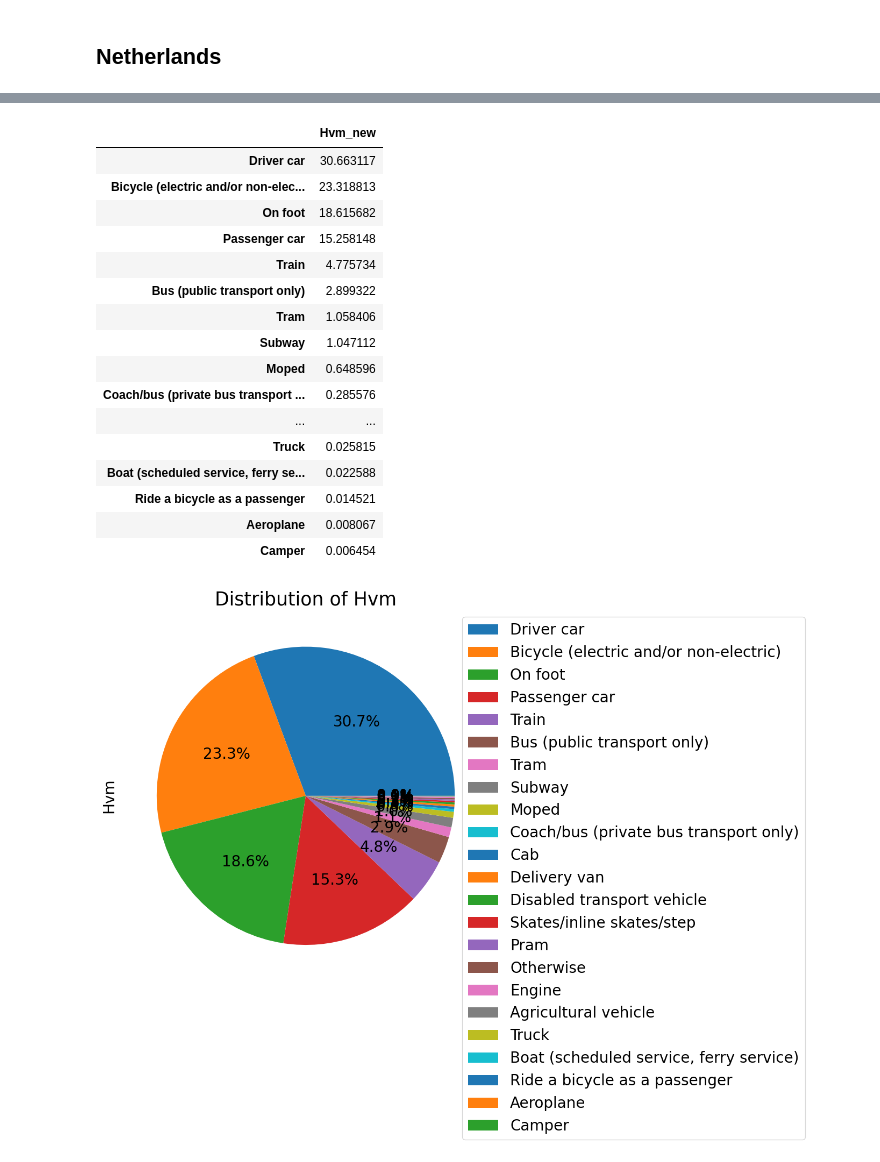
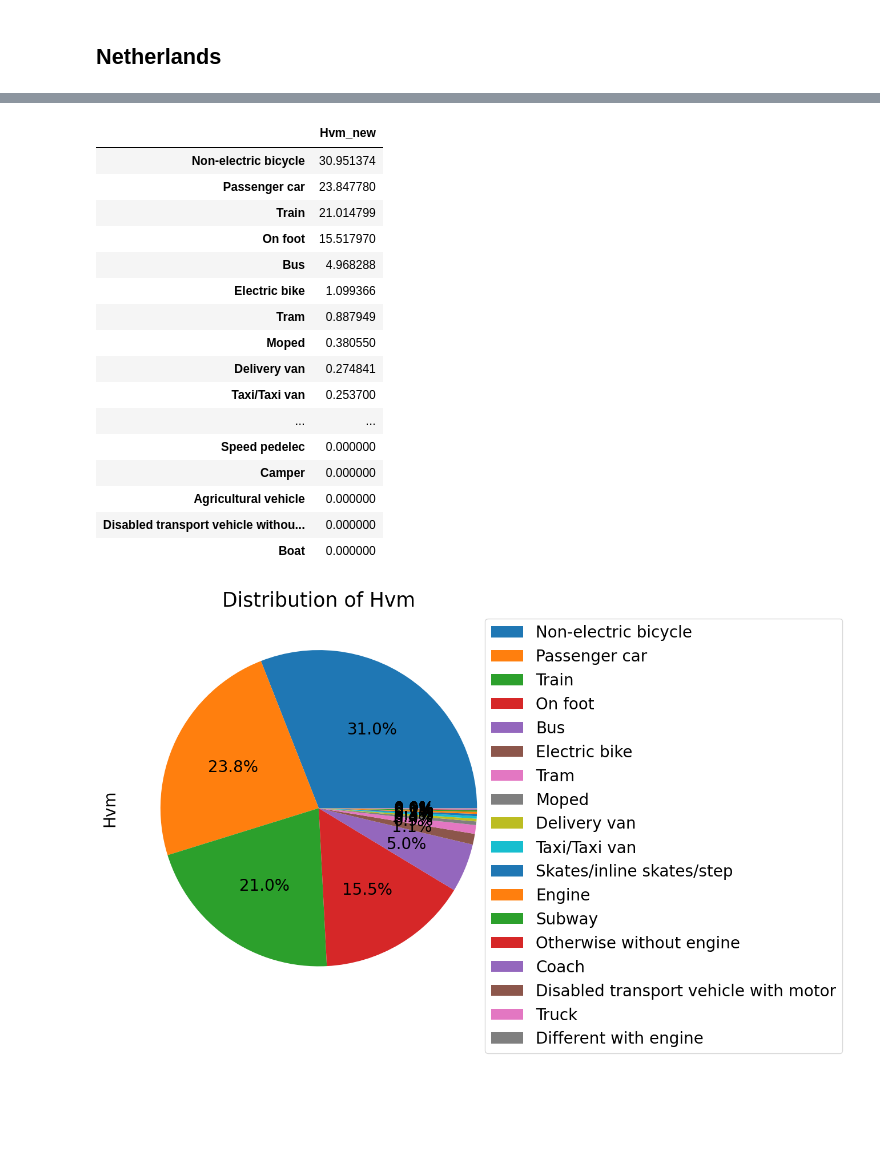
Before and after one commit to anayflima/bikesp-analysis, a Jupyter notebook: data_analysis/TravelSurvey/analysis_tool.ipynb, the cells around one changed output, grey strips where cells are left out. Saved outputs shown, nothing was run; the diff lists cells and outputs as text; code cells hidden in the pictures; blank space fills up the shorter version.

```diff
--- a/data_analysis/TravelSurvey/analysis_tool.ipynb
+++ b/data_analysis/TravelSurvey/analysis_tool.ipynb
@@ -250,27 +284,27 @@ array([nan,  6., 15.,  5., 22., 10.,  1., 21., 11., 13.,  7., 23., 17.,
 # %%
-df = tsa.calculate_distribution_city(data, city, city_code, column, index_map, selected_expansion_factor, year)
+df = tsa.calculate_distribution(data, column, expansion_factor, index_map)
 df
 # %% [output]
 |  | Hvm_new |
-| Driver car | 30.663117 |
-| Bicycle (electric and/or non-elec... | 23.318813 |
-| On foot | 18.615682 |
-| Passenger car | 15.258148 |
-| Train | 4.775734 |
-| Bus (public transport only) | 2.899322 |
-| Tram | 1.058406 |
-| Subway | 1.047112 |
-| Moped | 0.648596 |
-| Coach/bus (private bus transport ... | 0.285576 |
+| Non-electric bicycle | 30.951374 |
+| Passenger car | 23.847780 |
+| Train | 21.014799 |
+| On foot | 15.517970 |
+| Bus | 4.968288 |
+| Electric bike | 1.099366 |
+| Tram | 0.887949 |
+| Moped | 0.380550 |
+| Delivery van | 0.274841 |
+| Taxi/Taxi van | 0.253700 |
 | ... | ... |
-| Truck | 0.025815 |
-| Boat (scheduled service, ferry se... | 0.022588 |
-| Ride a bicycle as a passenger | 0.014521 |
-| Aeroplane | 0.008067 |
-| Camper | 0.006454 |
+| Speed pedelec | 0.000000 |
+| Camper | 0.000000 |
+| Agricultural vehicle | 0.000000 |
+| Disabled transport vehicle withou... | 0.000000 |
+| Boat | 0.000000 |
 # %%
-tsa.plot_pie_chart(data, column, selected_expansion_factor, index_map)
+tsa.plot_pie_chart(data, column, expansion_factor, index_map)
 # %% [output]
-[figure, old version]
+[figure, new version]
 # %%
 list_bins = list(range(0,100,5))
```
Also changed, not shown: parts of 6 cells of this notebook, 1 other file.
